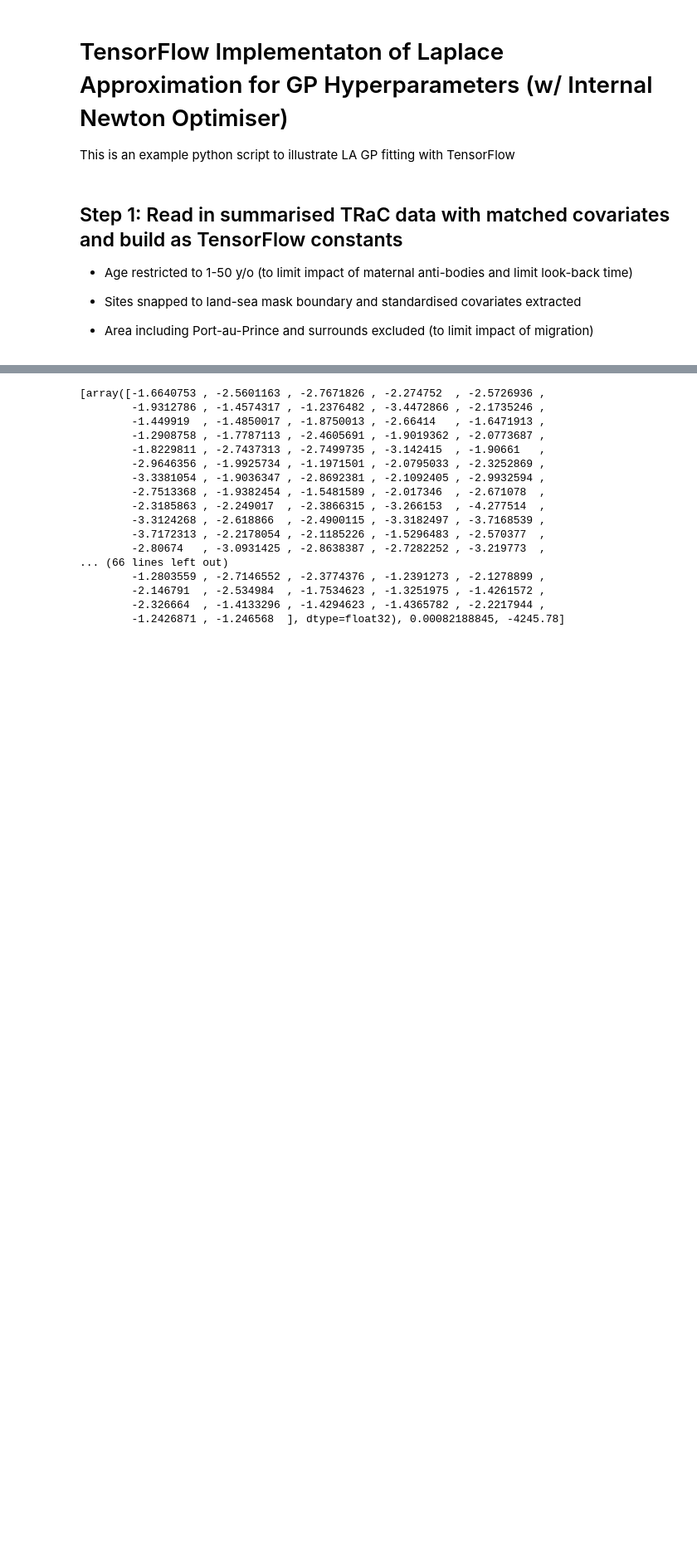
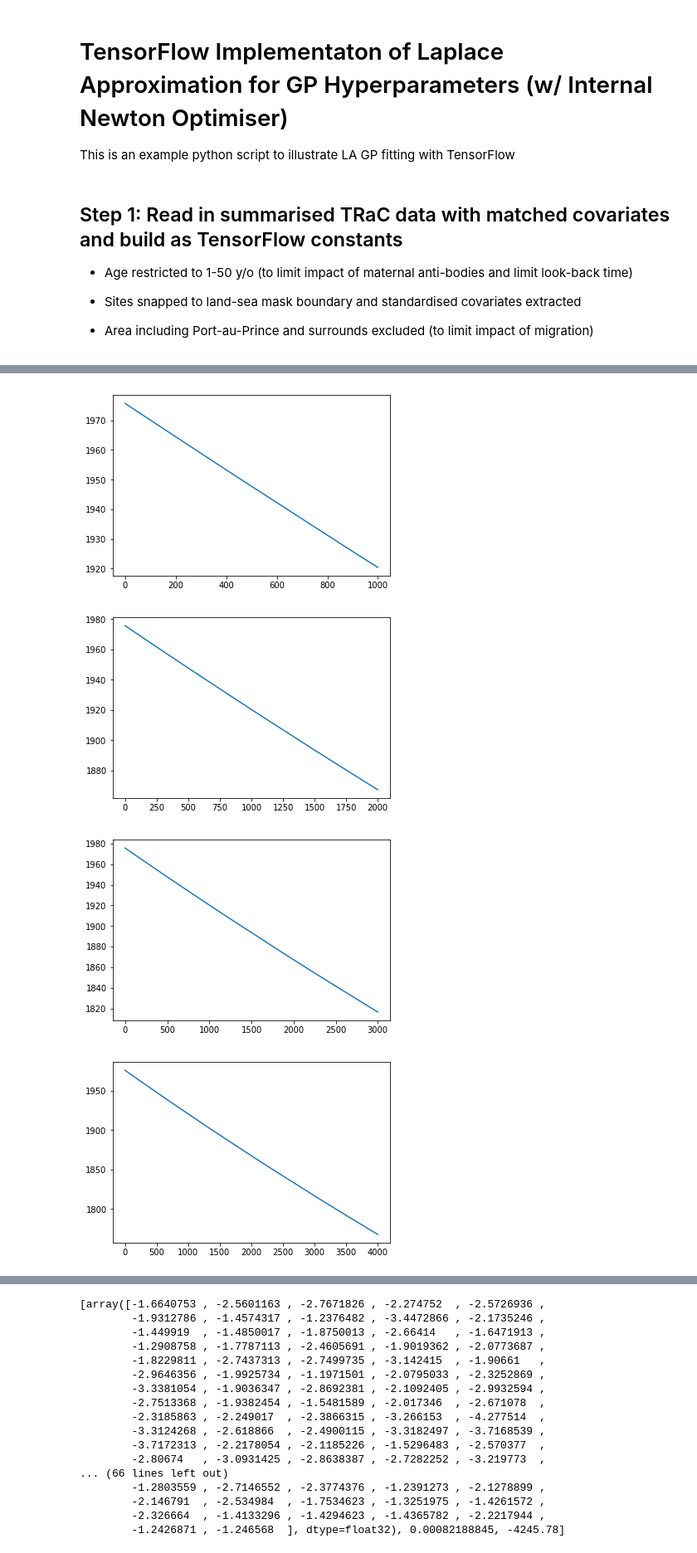
Before and after one commit to justinalsing/serology, a Jupyter notebook: neural_maps_inla.ipynb, the cells around one changed output, grey strips where cells are left out. Shown: that part at 83% size. Cells and saved outputs as stored; diff of their text form; code cells hidden in the pictures; blank space fills up the shorter version.

```diff
--- a/neural_maps_inla.ipynb
+++ b/neural_maps_inla.ipynb
@@ -87,7 +87,7 @@ log_tau = tf.Variable(-3.0, dtype = 'float32')
 prior_log_tau = tfp.distributions.Normal(loc = 0.0, scale = 1.0)
 
 # Set-up GP for the log-field
-log_field = tf.constant(np.zeros(Nmesh), dtype='float32')
+log_field = tf.Variable(np.zeros(Nmesh), dtype='float32')
 spde_prec = (tf.exp(log_kappa*4.0)*M0 + tf.constant(2.0, dtype ='float32')*tf.exp(log_kappa*2.0)*M1 + M2)*tf.exp(log_tau*tf.constant(2.0,dtype = 'float32'))
 spde_cov = tf.matrix_inverse(spde_prec)
 prior_log_field = tfp.distributions.MultivariateNormalFullCovariance(loc = tf.constant(np.zeros(Nmesh), dtype='float32'), covariance_matrix = spde_cov)
@@ -210,7 +210,7 @@ def mapping(output_layer, M, D):
 # Construct log posterior here for use outside the Newton optimization while_loop()
 
 # Convert log field to tensor
-log_field = tf.convert_to_tensor(log_field)
+#log_field = tf.convert_to_tensor(log_field)
 
 # Linear predictor model for EIR: GP + C\beta + \beta_0
 linear_predictor = tf.squeeze(tf.matmul(Amatrix,tf.expand_dims(log_field,1))) + intercept + tf.squeeze(tf.matmul(covariates,tf.expand_dims(slopes,1)))
@@ -257,7 +257,7 @@ log_prior = prior_log_kappa.log_prob(log_kappa) \
 + tf.reduce_sum(prior_slopes.log_prob(slopes)) \
 + prior_intercept.log_prob(intercept) \
 + tf.reduce_sum(prior_serology.log_prob(serology)) \
-+ tf.reduce_sum(prior_linear_predictor.log_prob(linear_predictor)) # extra prior over the linear predictor to make sure it stays within the range of the trained NDE
+#+ tf.reduce_sum(prior_linear_predictor.log_prob(linear_predictor)) # extra prior over the linear predictor to make sure it stays within the range of the trained NDE
 
 # Negative log posterior
 negative_log_posterior_prob = -(log_likelihood + log_prior)
@@ -286,3 +286,22 @@ print(sess.run(tf.hessians(negative_log_posterior_prob, log_field)))
         -5.39001093e-08,  7.03203559e-01,  5.80923461e-06],
        [-7.19575519e-06, -1.48486421e-07, -3.65604507e-08, ...,
          1.19409819e-07,  5.80923415e-06,  9.03659105e-01]], dtype=float32)]
+# %%
+# Try to just to an adam optimize of the whole thing
+optimiser = tf.train.AdagradOptimizer(1e-3) # Behaviour sensitive to this training rate!
+train = optimiser.minimize(negative_log_posterior_prob, var_list = [log_field, log_kappa, log_tau, slopes, intercept, serology])
+# %%
+#sess.run(tf.global_variables_initializer())
+nepochs = 10000
+neg_log_pdf = np.zeros(nepochs)
+for i in range(nepochs):
+    sess.run(train)
+    neg_log_pdf[i] = sess.run(negative_log_posterior_prob)
+    if i % 1000 == 0 and i > 0:
+        plt.plot(neg_log_pdf[0:i])
+        plt.show()
+# %% [output]
+[figure, added]
+[figure, added]
+[figure, added]
+[figure, added]
```
Also changed, not shown: parts of 2 cells of this notebook, 5 other files.
